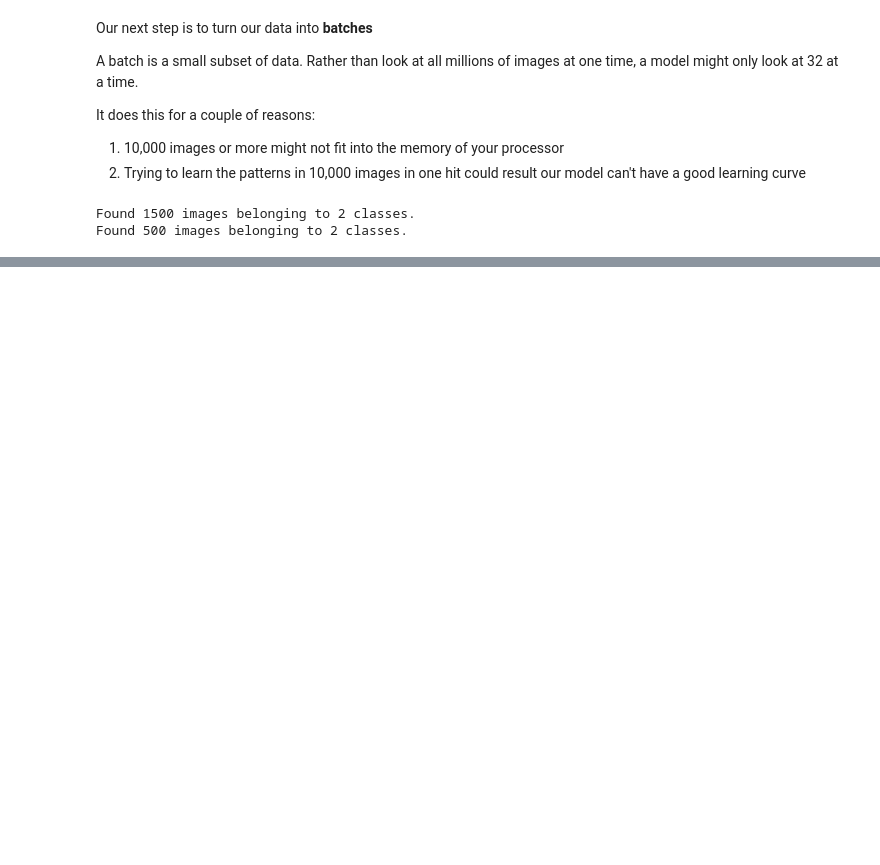
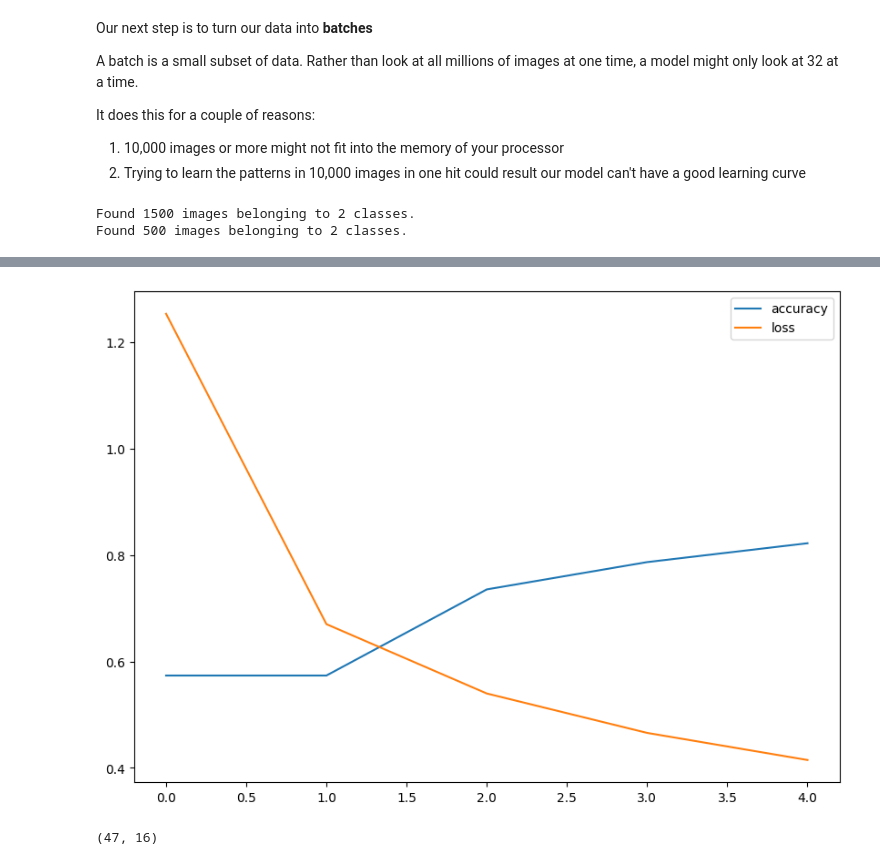
Before and after one commit to rvishakhs/Deep_Learning, a Jupyter notebook: CNN_fundamentals.ipynb, the cells around one changed output, grey strips where cells are left out. Saved outputs shown, nothing was run; the diff lists cells and outputs as text; code cells hidden in the pictures; blank space fills up the shorter version.

```diff
--- a/CNN_fundamentals.ipynb
+++ b/CNN_fundamentals.ipynb
@@ -238,13 +238,13 @@ train_dir = 'pizza_steak/train' # Updated path
 test_dir = 'pizza_steak/test'  # Updated path
 # %%
 # Load in our data from directories and turn them into batches
-train_data = train_datagen.flow_from_directory(directory=train_dir, # Directory we need to load our data
+training_data = train_datagen.flow_from_directory(directory=train_dir, # Directory we need to load our data
                                                target_size=(224,224), # Output data dimensions converts all data into this dimentions
                                                batch_size=32, # This is the number of batchs needed(32 in most of the cases)
                                                class_mode='binary', # Binary because we dealing with binary classification
                                                seed=42) # Custom seed size
 
-test_data = test_datagen.flow_from_directory(directory=test_dir, # Directory we need to load our data
+testing_data = test_datagen.flow_from_directory(directory=test_dir, # Directory we need to load our data
                                                target_size=(224,224), # Output data dimensions converts all data into this dimentions
                                                batch_size=32, # This is the number of batchs needed(32 in most of the cases)
                                                class_mode='binary', # Binary because we dealing with binary classification
@@ -254,0 +294,29 @@ Found 500 images belonging to 2 classes.
+# %%
+# Creat the model
+model_2 = Sequential([
+    Conv2D(filters=10,  # Filter is the number of sliding windows going across an input (higher = more complex model)
+           kernel_size=3,  # The size of the sliding window going across an input
+           strides=1,  # The size of the step the sliding window takes across an input
+           padding='valid', # if 'same', output shape is same as input shape, if 'valid', output shape get's compressed
+           activation='relu',
+           input_shape=(224,224,3)),  # Input layer specify the input shape
+    Conv2D(10,3,activation='relu'),
+    Conv2D(10,3,activation='relu'),
+    Flatten(),
+    Dense(1, activation='sigmoid')  # Output layer depends upon the problem we are working on if it's binary only one
+])
+# %%
+# Compile the model
+model_2.compile(loss='binary_crossentropy',
+                optimizer=Adam(),
+                metrics=['accuracy'])
+# %%
+# Fit the data
+len(train_data), len(test_data)
+
+history_2 = model_2.fit(training_data,  # This include combination of lables and data
+                        epochs=5,  # Number of iterations, training need to be done
+                        steps_per_epoch=len(train_data),
+                        #validation_data=test_data,
+                        #validation_steps=len(test_data)
+                        )
@@ -254,0 +337,7 @@ Found 500 images belonging to 2 classes.
+# %%
+# Evaluate our model
+
+import pandas as pd
+pd.DataFrame(history_2.history).plot(figsize=(10,7));
+# %% [output]
+[figure, added]
@@ -254,0 +396,4 @@ Found 500 images belonging to 2 classes.
+# %%
+len(training_data), len(testing_data)
+# %% [output]
+(47, 16)
```
Also changed, not shown: parts of 34 cells of this notebook.
